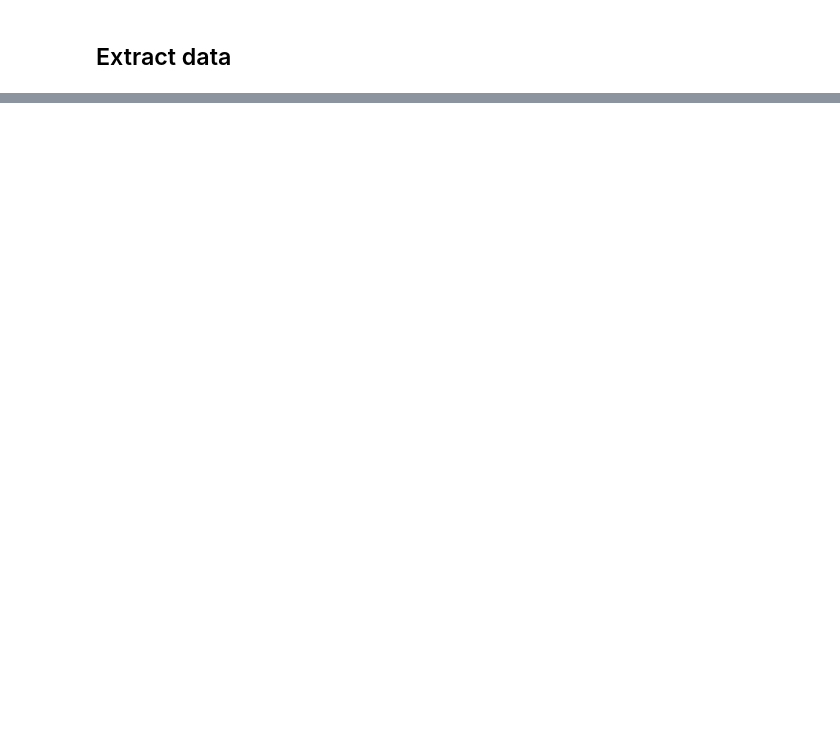
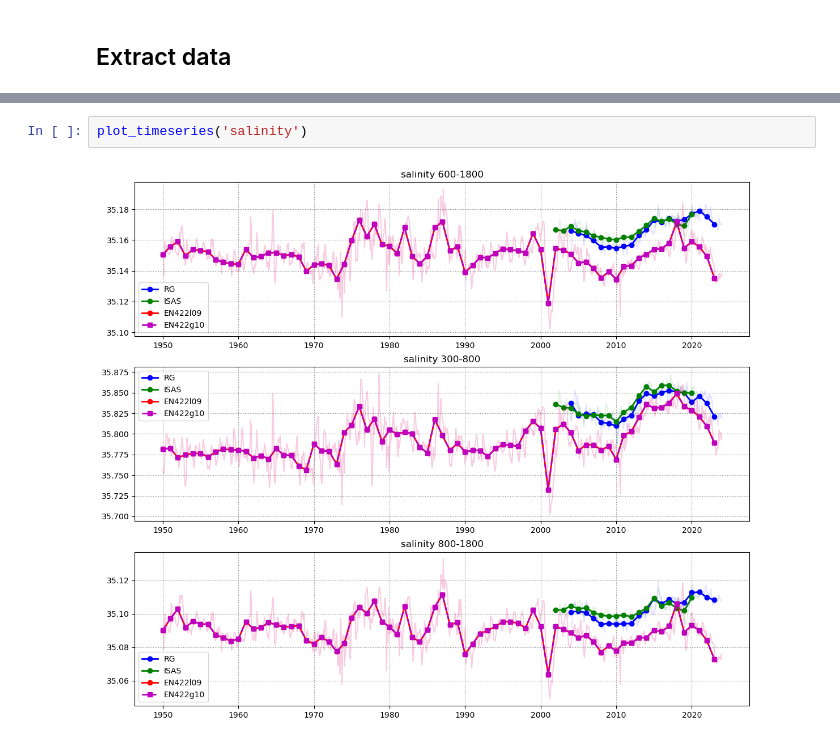
Before and after one commit to PedroVelez/ComparisonClimatologies, a Jupyter notebook: Compare_24N.ipynb, the cells around one changed output, grey strips where cells are left out. Cells and saved outputs as stored; diff of their text form; blank space fills up the shorter version.

```diff
--- a/Compare_24N.ipynb
+++ b/Compare_24N.ipynb
@@ -61,0 +204,4 @@ ax[1].legend()
+# %%
+plot_timeseries('salinity')
+# %% [output]
+[figure, added]
```
Also changed, not shown: parts of 29 cells of this notebook, 4 other files.
